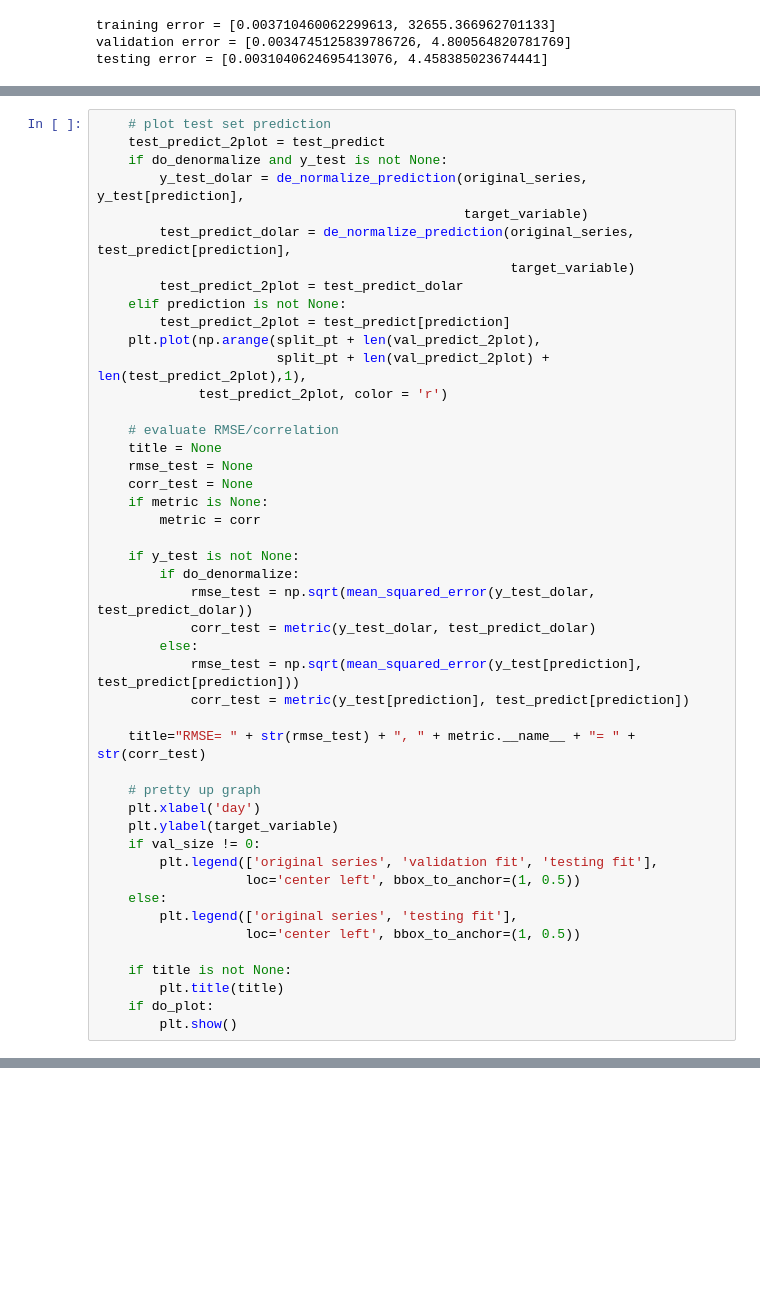
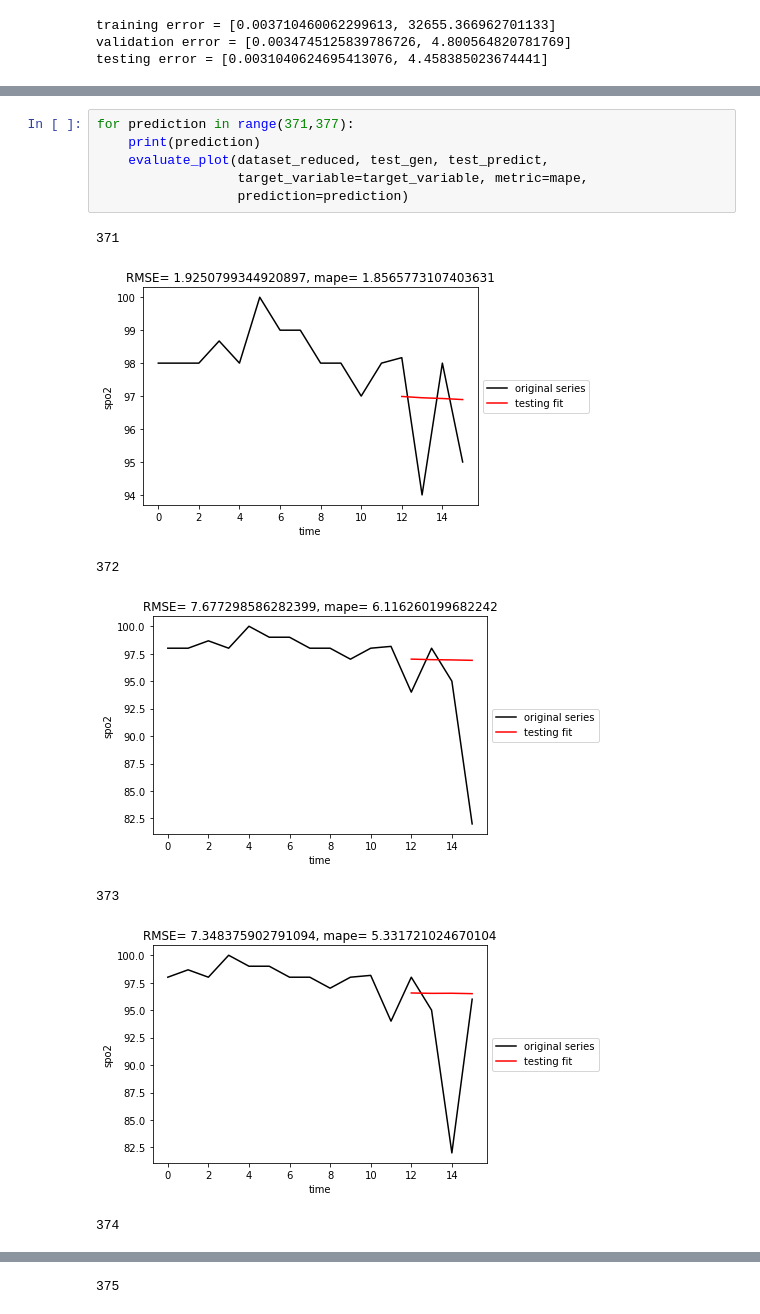
Before and after one commit to lrnzcig/sisifoDL, a Jupyter notebook: test-model-perf.ipynb, the cells around one changed output, grey strips where cells are left out. Cells and saved outputs as stored; diff of their text form; blank space fills up the shorter version.

```diff
--- a/test-model-perf.ipynb
+++ b/test-model-perf.ipynb
@@ -438,46 +396,14 @@ NameError: name 'original_series' is not defined
-# %%
-    # plot test set prediction
-    test_predict_2plot = test_predict
-    if do_denormalize and y_test is not None:
-        y_test_dolar = de_normalize_prediction(original_series, y_test[prediction],
-                                               target_variable)
-        test_predict_dolar = de_normalize_prediction(original_series, test_predict[prediction],
-                                                     target_variable)
-        test_predict_2plot = test_predict_dolar
-    elif prediction is not None:
-        test_predict_2plot = test_predict[prediction]
-    plt.plot(np.arange(split_pt + len(val_predict_2plot),
-                       split_pt + len(val_predict_2plot) + len(test_predict_2plot),1),
-             test_predict_2plot, color = 'r')
-
-    # evaluate RMSE/correlation
-    title = None
-    rmse_test = None
-    corr_test = None
-    if metric is None:
-        metric = corr
-
-    if y_test is not None:
-        if do_denormalize:
-            rmse_test = np.sqrt(mean_squared_error(y_test_dolar, test_predict_dolar))
-            corr_test = metric(y_test_dolar, test_predict_dolar)
-        else:
-            rmse_test = np.sqrt(mean_squared_error(y_test[prediction], test_predict[prediction]))
-            corr_test = metric(y_test[prediction], test_predict[prediction])
-
-    title="RMSE= " + str(rmse_test) + ", " + metric.__name__ + "= " + str(corr_test)
-
-    # pretty up graph
-    plt.xlabel('day')
-    plt.ylabel(target_variable)
-    if val_size != 0:
-        plt.legend(['original series', 'validation fit', 'testing fit'],
-                   loc='center left', bbox_to_anchor=(1, 0.5))
-    else:
-        plt.legend(['original series', 'testing fit'],
-                   loc='center left', bbox_to_anchor=(1, 0.5))
-
-    if title is not None:
-        plt.title(title)
-    if do_plot:
-        plt.show()
+# %%
+for prediction in range(371,377):
+    print(prediction)
+    evaluate_plot(dataset_reduced, test_gen, test_predict,
+                  target_variable=target_variable, metric=mape,
+                  prediction=prediction)
+# %% [output]
+371
+[figure, added]
+372
+[figure, added]
+373
+[figure, added]
+374
@@ -483,0 +411 @@ NameError: name 'original_series' is not defined
+375
```
Also changed, not shown: parts of 10 cells of this notebook, 1 other file.
